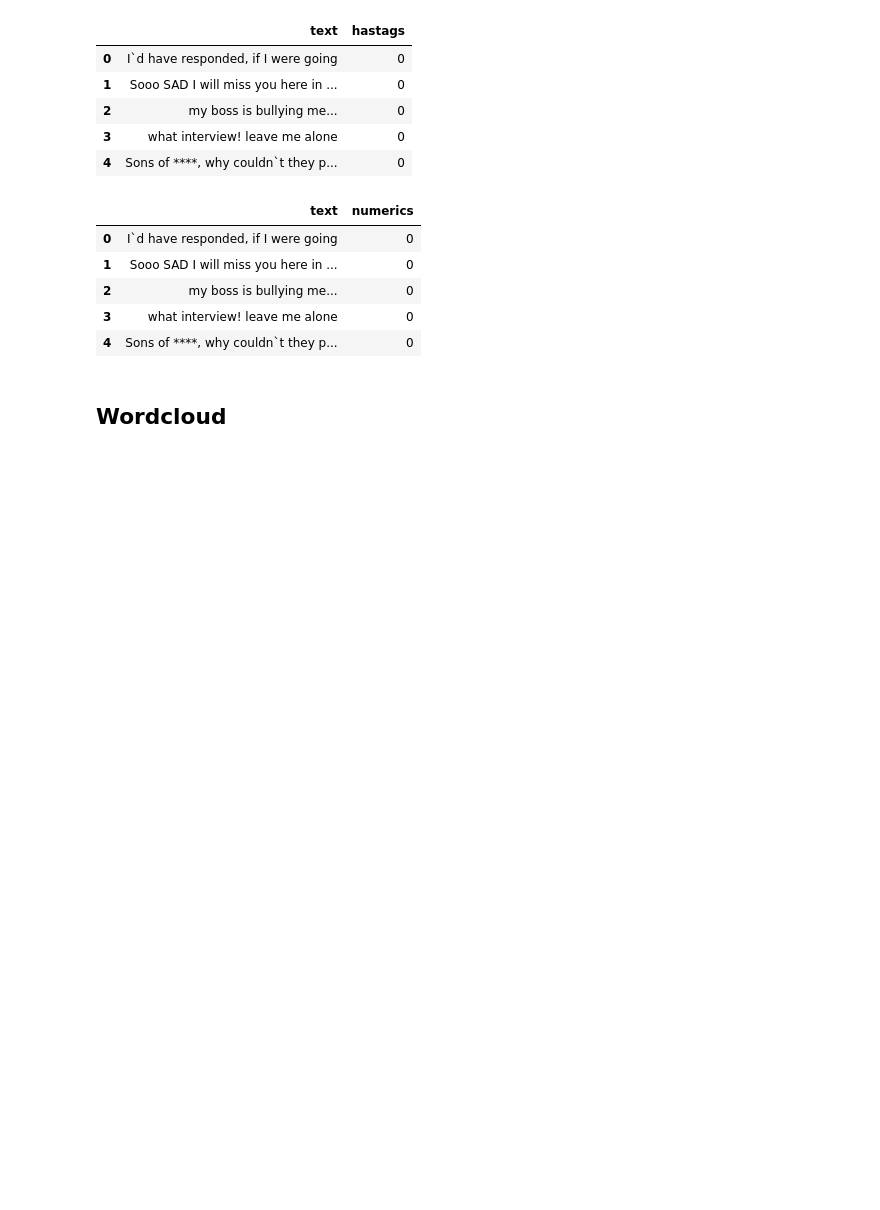
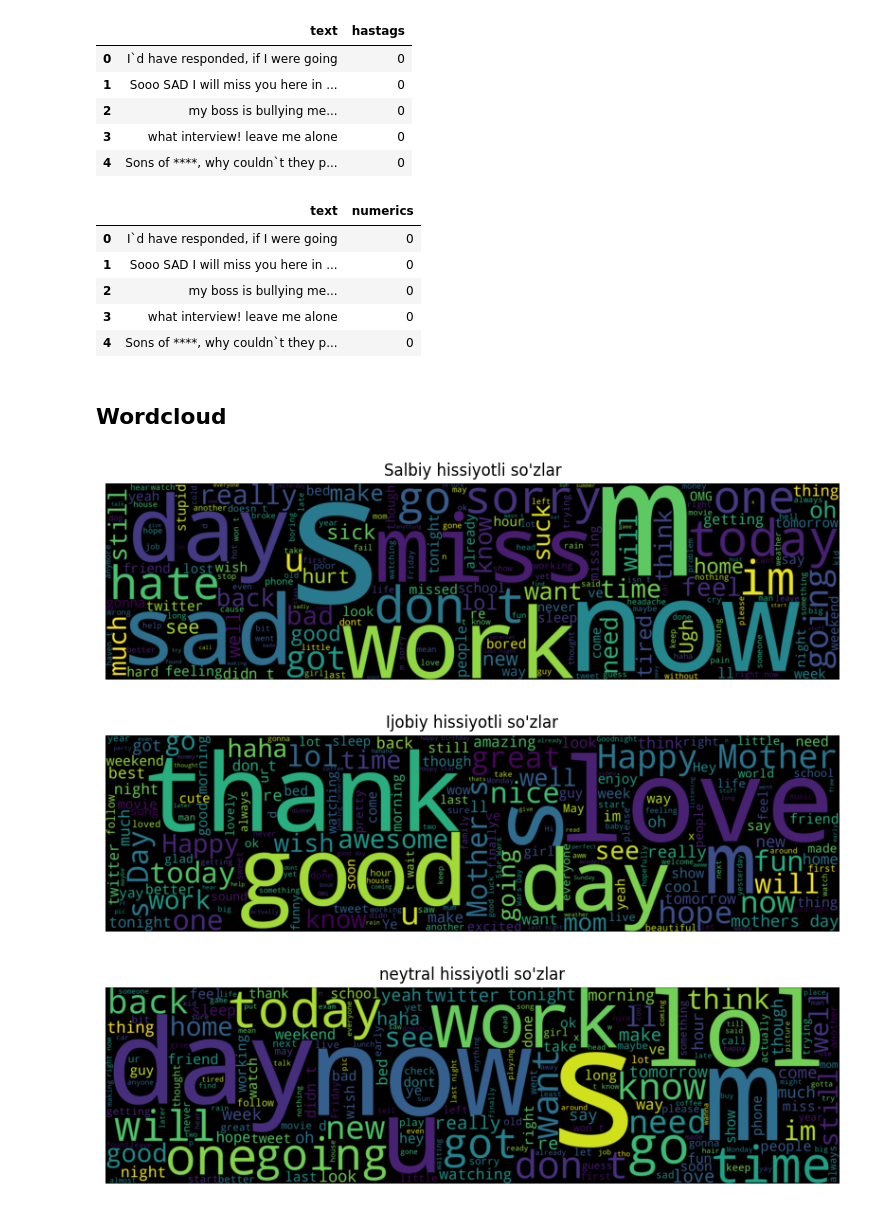
Before and after one commit to iMan0405/Portfolio_DT_vs_AI, a Jupyter notebook: Sentiment_Analysis_for_Social_Media.ipynb, the cells around one changed output. Saved outputs shown, nothing was run; the diff lists cells and outputs as text; code cells hidden in the pictures; blank space fills up the shorter version.

```diff
--- a/Sentiment_Analysis_for_Social_Media.ipynb
+++ b/Sentiment_Analysis_for_Social_Media.ipynb
@@ -174,3 +175,28 @@ df[['text', 'numerics']].head()
 | 4 | Sons of ****, why couldn`t they p... | 0 |
 # %% [markdown]
 ## Wordcloud
+# %%
+negative_df = df[df['sentiment'] == 'negative']
+positive_df = df[df['sentiment'] == 'positive']
+neutral_df = df[df['sentiment'] == 'neutral']
+
+def generate_wordcloud(data, title):
+  words = " ".join(data['text'])
+  cleaned_word = " ".join([word for word in words.split()
+                          if 'http' not in word
+                           and not word.startswith('@')
+                           and word != 'RT'])
+  wordcloud = WordCloud(stopwords = STOPWORDS, background_color = 'black', width = 3000, height = 800).generate(cleaned_word)
+  plt.figure(figsize = (10, 5))
+  plt.imshow(wordcloud, interpolation = 'bilinear')
+  plt.title(title)
+  plt.axis('off')
+  plt.show()
+
+generate_wordcloud(negative_df, "Salbiy hissiyotli so'zlar")
+generate_wordcloud(positive_df, "Ijobiy hissiyotli so'zlar")
+generate_wordcloud(neutral_df, "neytral hissiyotli so'zlar")
+# %% [output]
+[figure, added]
+[figure, added]
+[figure, added]
```
Also changed, not shown: parts of 1 cell of this notebook.
